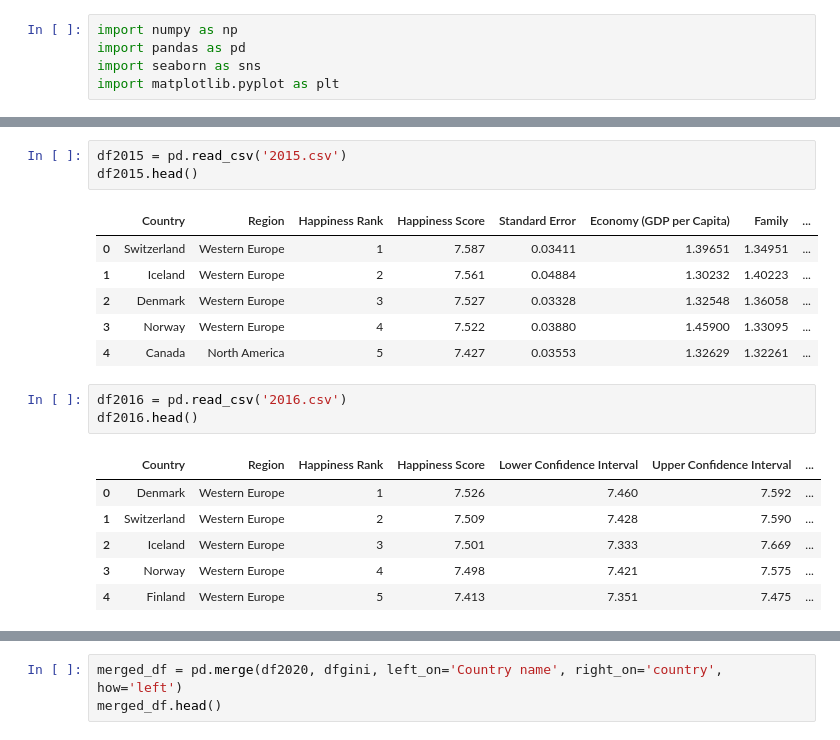
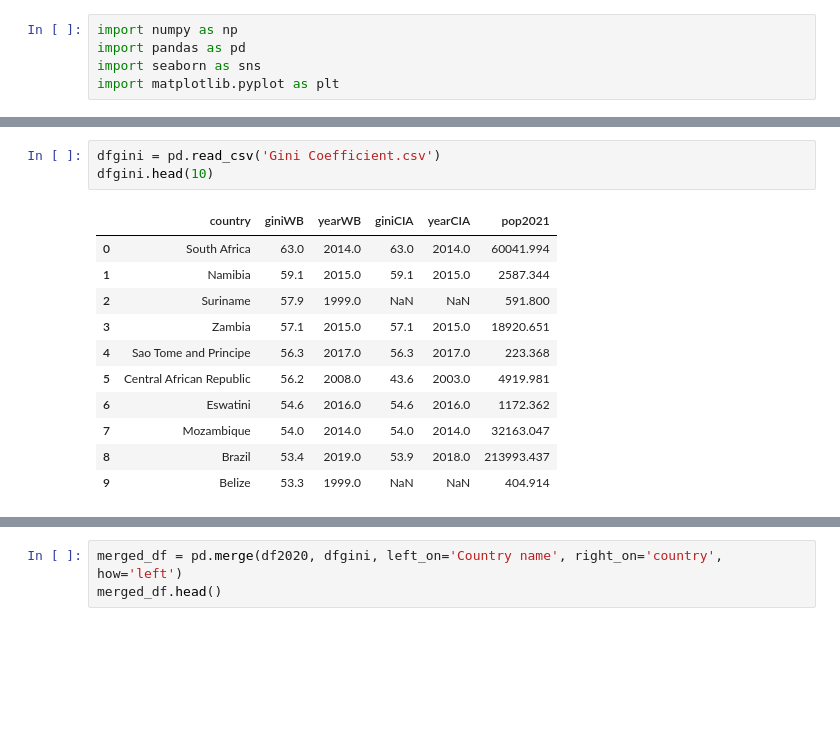
Before and after one commit to Ace-Abdul/CS216Project, a Jupyter notebook: cs216 project.ipynb, the cells around one changed output, grey strips where cells are left out. Drawn from its saved outputs; the diff is of its cells as text; blank space fills up the shorter version.

```diff
--- a/cs216 project.ipynb
+++ b/cs216 project.ipynb
@@ -6,20 +23,15 @@ import matplotlib.pyplot as plt
 # %%
-df2015 = pd.read_csv('2015.csv')
-df2015.head()
+dfgini = pd.read_csv('Gini Coefficient.csv')
+dfgini.head(10)
 # %% [output]
-|  | Country | Region | Happiness Rank | Happiness Score | Standard Error | Economy (GDP per Capita) | Family | ... |
-| 0 | Switzerland | Western Europe | 1 | 7.587 | 0.03411 | 1.39651 | 1.34951 | ... |
-| 1 | Iceland | Western Europe | 2 | 7.561 | 0.04884 | 1.30232 | 1.40223 | ... |
-| 2 | Denmark | Western Europe | 3 | 7.527 | 0.03328 | 1.32548 | 1.36058 | ... |
-| 3 | Norway | Western Europe | 4 | 7.522 | 0.03880 | 1.45900 | 1.33095 | ... |
-| 4 | Canada | North America | 5 | 7.427 | 0.03553 | 1.32629 | 1.32261 | ... |
+|  | country | giniWB | yearWB | giniCIA | yearCIA | pop2021 |
+| 0 | South Africa | 63.0 | 2014.0 | 63.0 | 2014.0 | 60041.994 |
+| 1 | Namibia | 59.1 | 2015.0 | 59.1 | 2015.0 | 2587.344 |
+| 2 | Suriname | 57.9 | 1999.0 | NaN | NaN | 591.800 |
+| 3 | Zambia | 57.1 | 2015.0 | 57.1 | 2015.0 | 18920.651 |
+| 4 | Sao Tome and Principe | 56.3 | 2017.0 | 56.3 | 2017.0 | 223.368 |
+| 5 | Central African Republic | 56.2 | 2008.0 | 43.6 | 2003.0 | 4919.981 |
+| 6 | Eswatini | 54.6 | 2016.0 | 54.6 | 2016.0 | 1172.362 |
+| 7 | Mozambique | 54.0 | 2014.0 | 54.0 | 2014.0 | 32163.047 |
+| 8 | Brazil | 53.4 | 2019.0 | 53.9 | 2018.0 | 213993.437 |
+| 9 | Belize | 53.3 | 1999.0 | NaN | NaN | 404.914 |
-# %%
-df2016 = pd.read_csv('2016.csv')
-df2016.head()
-# %% [output]
-|  | Country | Region | Happiness Rank | Happiness Score | Lower Confidence Interval | Upper Confidence Interval | ... |
-| 0 | Denmark | Western Europe | 1 | 7.526 | 7.460 | 7.592 | ... |
-| 1 | Switzerland | Western Europe | 2 | 7.509 | 7.428 | 7.590 | ... |
-| 2 | Iceland | Western Europe | 3 | 7.501 | 7.333 | 7.669 | ... |
-| 3 | Norway | Western Europe | 4 | 7.498 | 7.421 | 7.575 | ... |
-| 4 | Finland | Western Europe | 5 | 7.413 | 7.351 | 7.475 | ... |
```
Also changed, not shown: parts of 13 cells of this notebook, 1 other file.
